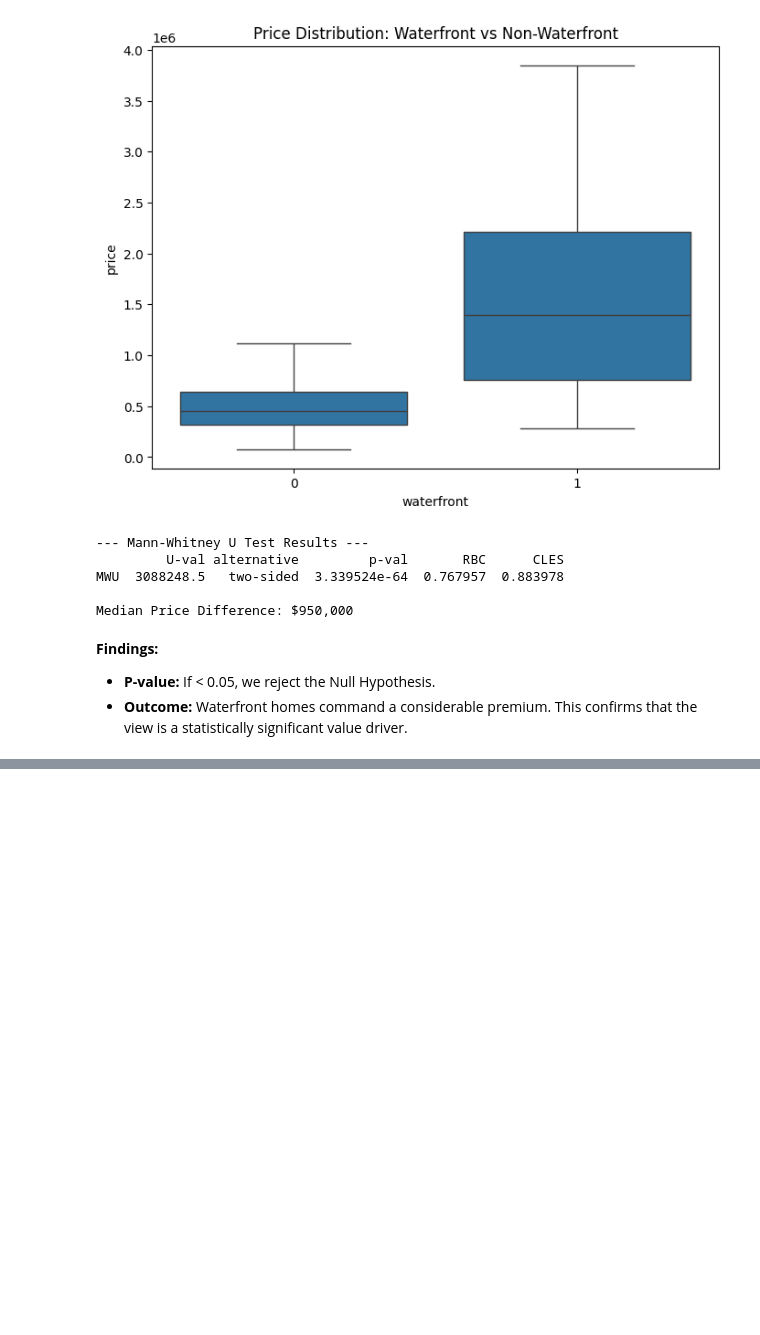
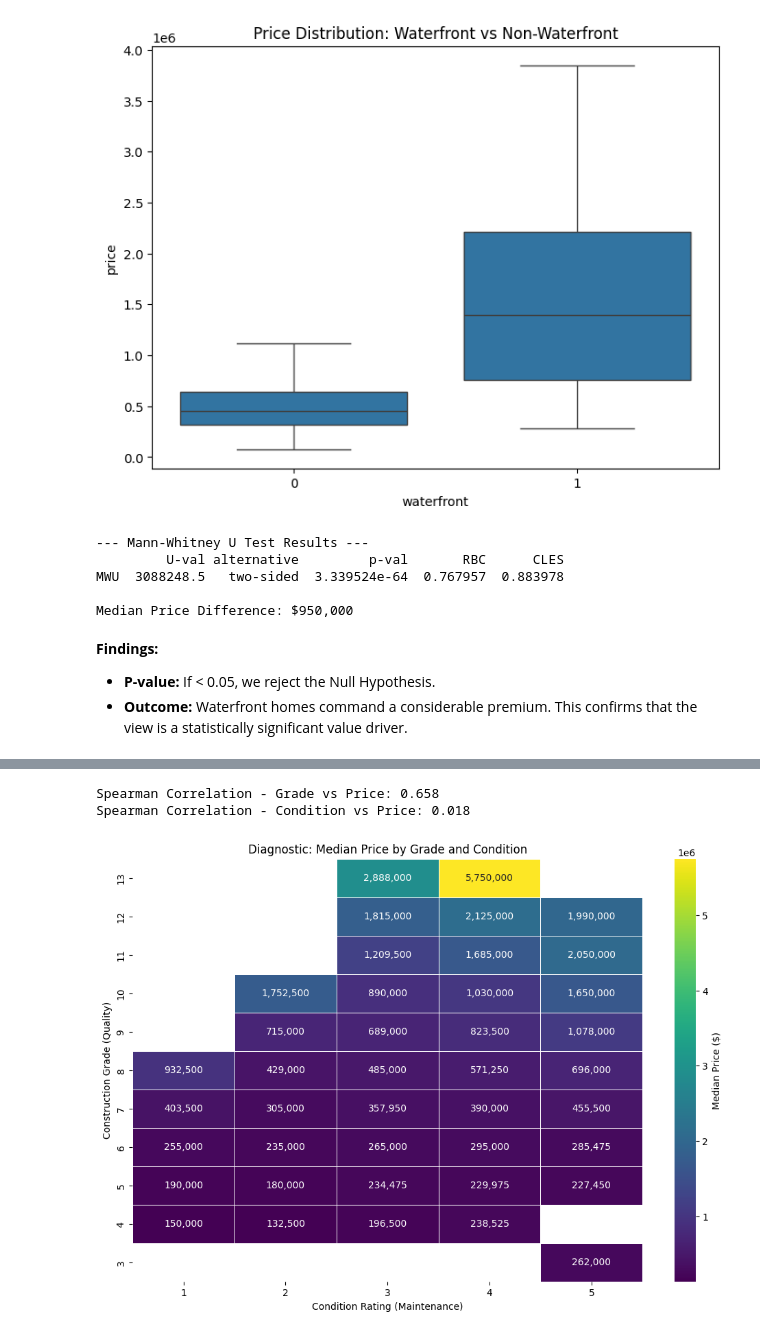
Before and after one commit to dumindagamage/House-Price-Analysis, a Jupyter notebook: notebooks/03_buyer_analysis.ipynb, the cells around one changed output, grey strips where cells are left out. Saved outputs shown, nothing was run; the diff lists cells and outputs as text; code cells hidden in the pictures; blank space fills up the shorter version.

Commit message:
Update buyer analysis notebook with Diagnostic Analysis for Grade vs. Condition

```diff
--- a/notebooks/03_buyer_analysis.ipynb
+++ b/notebooks/03_buyer_analysis.ipynb
@@ -150,0 +166,35 @@ Median Price Difference: $950,000
+# %%
+# 1. Correlation Check (Linear Relationship)
+# Use Spearman Correlation because Grade/Condition are ordinal categories
+corr_grade = df['grade'].astype(int).corr(df['price'], method='spearman')
+corr_cond = df['condition'].astype(int).corr(df['price'], method='spearman')
+
+print(f"Spearman Correlation - Grade vs Price: {corr_grade:.3f}")
+print(f"Spearman Correlation - Condition vs Price: {corr_cond:.3f}")
+
+# 2. Interaction Heatmap
+# We pivot the data to see the Median Price for every Grade/Condition combination
+pivot_table = df.pivot_table(values='price', index='grade', columns='condition', aggfunc='median')
+
+# Visualize with sns as Seaborn automatically adds the color legend bar, formats the grid squares, and allows us to add the numbers (annotations) inside the squares with a single argument
+plt.figure(figsize=(12, 8))
+# Create Heatmap
+# annot=True: Show numbers
+# fmt=",.0f": Format with commas (e.g., 1,000,000)
+# linewidths=.5: Add white lines between squares for readability
+# cmap='viridis': A contrast color palette
+sns.heatmap(pivot_table,
+            cmap='viridis',
+            annot=True,
+            fmt=",.0f",
+            linewidths=.5,
+            cbar_kws={'label': 'Median Price ($)'})
+plt.title('Diagnostic: Median Price by Grade and Condition')
+plt.ylabel('Construction Grade (Quality)')
+plt.xlabel('Condition Rating (Maintenance)')
+plt.gca().invert_yaxis() # High grade at top
+plt.show()
+# %% [output]
+Spearman Correlation - Grade vs Price: 0.658
+Spearman Correlation - Condition vs Price: 0.018
+[figure, added]
```
Also changed, not shown: parts of 3 cells of this notebook.
